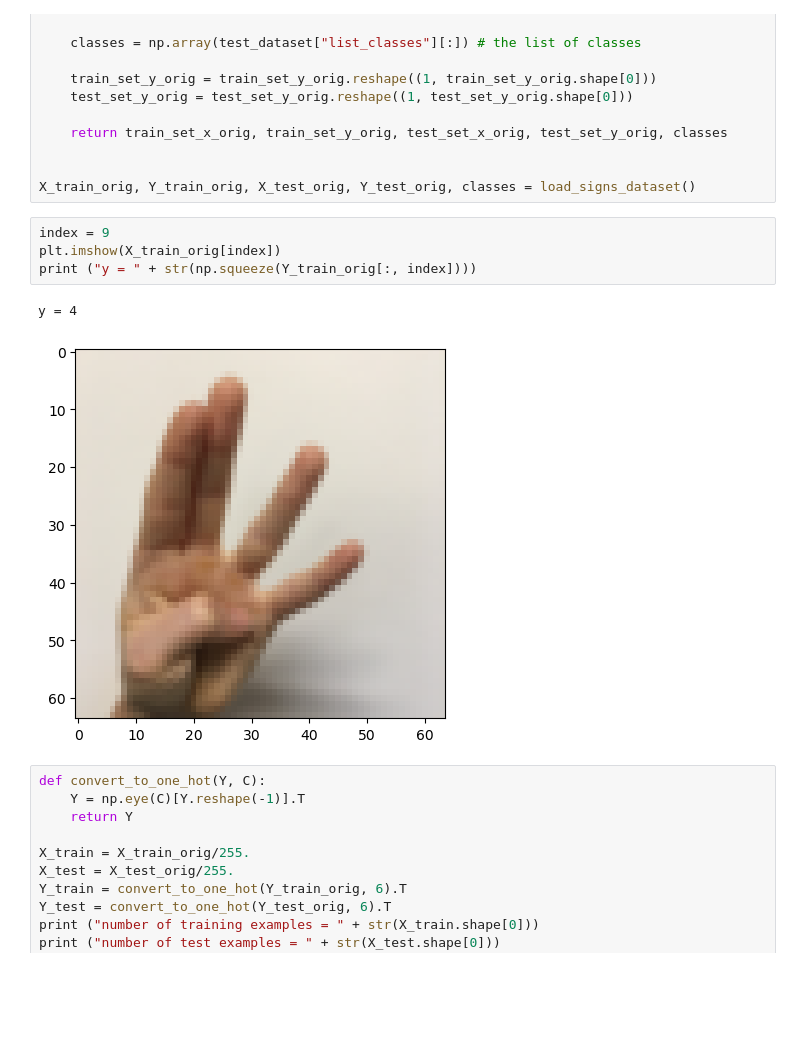
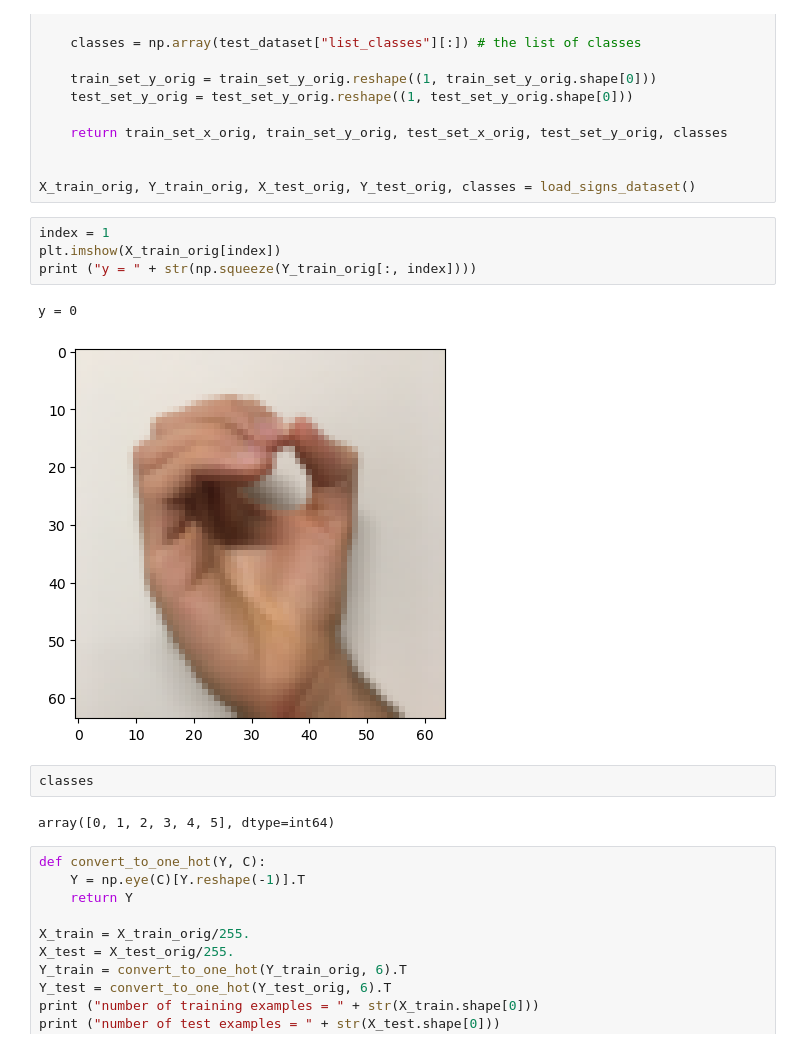
Before and after one commit to yt-one/ml-teach, a Jupyter notebook: 17_卷积神经网络介绍.ipynb, the cells around one changed output. Drawn from its saved outputs; the diff is of its cells as text; blank space fills up the shorter version.

```diff
--- a/17_卷积神经网络介绍.ipynb
+++ b/17_卷积神经网络介绍.ipynb
@@ -1000,12 +1009,16 @@ def load_signs_dataset():
 
 X_train_orig, Y_train_orig, X_test_orig, Y_test_orig, classes = load_signs_dataset()
 # %%
-index = 9
+index = 1
 plt.imshow(X_train_orig[index])
 print ("y = " + str(np.squeeze(Y_train_orig[:, index])))
 # %% [output]
-y = 4
+y = 0
-[figure, old version]
+[figure, new version]
+# %%
+classes
+# %% [output]
+array([0, 1, 2, 3, 4, 5], dtype=int64)
 # %%
 def convert_to_one_hot(Y, C):
     Y = np.eye(C)[Y.reshape(-1)].T
```
Also changed, not shown: parts of 15 cells of this notebook, 1 other file.
